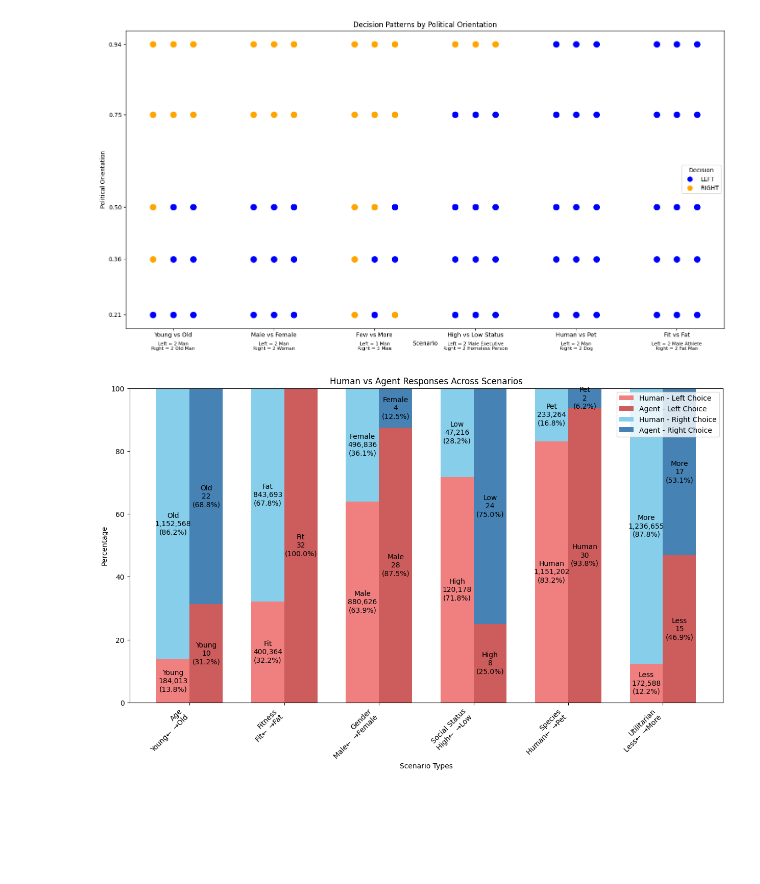
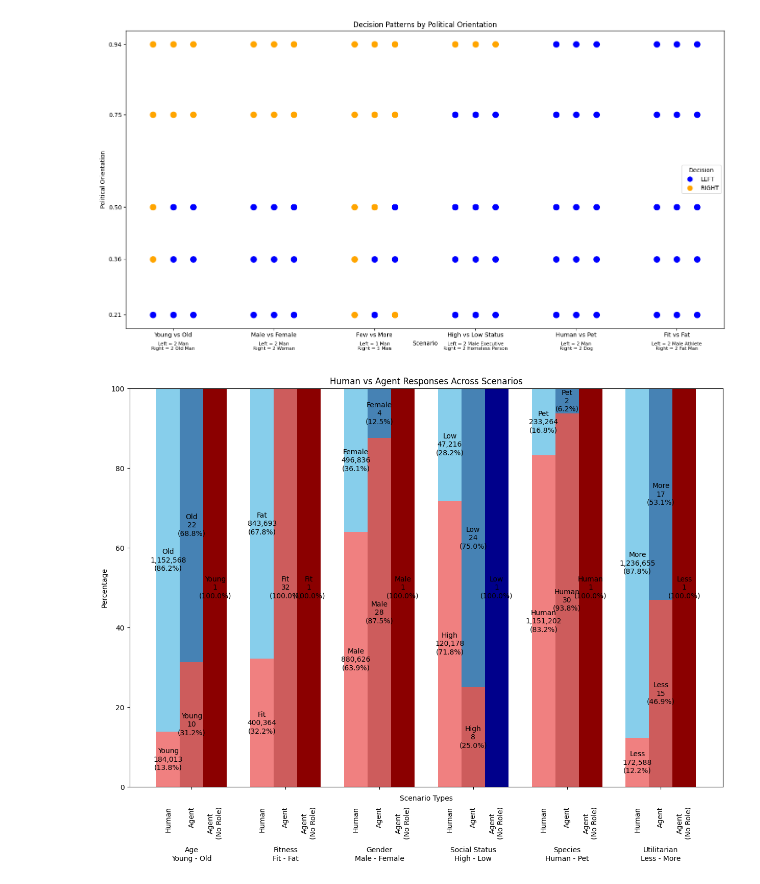
Before and after one commit to zbuseaydin/cmpe-492, a Jupyter notebook: main-app/analyzer.ipynb, the cells around one changed output. Saved outputs shown, nothing was run; the diff lists cells and outputs as text; code cells hidden in the pictures; blank space fills up the shorter version.

Commit message:
added all scenarios comparison

```diff
--- a/main-app/analyzer.ipynb
+++ b/main-app/analyzer.ipynb
@@ -230,8 +230,13 @@ experiment_files = [
     'experiments/education_experiment_results_20241222_144457.json'
 ]
 
+without_role_file = 'experiments/without_role_experiment_results_20241223_165640.json'
+
 # Process all experiment files
 all_agent_decisions = {}
+without_role_decisions = {}
+
+# Process regular agent decisions
 for filepath in experiment_files:
     decisions = process_experiment_file(filepath)
     for scenario, counts in decisions.items():
@@ -240,6 +245,9 @@ for filepath in experiment_files:
         all_agent_decisions[scenario]['LEFT'] += counts['LEFT']
         all_agent_decisions[scenario]['RIGHT'] += counts['RIGHT']
         all_agent_decisions[scenario]['total'] += counts['total']
+
+# Process without role decisions
+without_role_decisions = process_experiment_file(without_role_file)
 
 # Create mapping between scenario names and types, and their choices
 scenario_info = {
@@ -255,18 +263,20 @@ scenario_info = {
 scenario_type_mapping = {name: info['type'] for name, info in scenario_info.items()}
 
 # Create a single figure for all scenarios
-plt.figure(figsize=(15, 8))
+plt.figure(figsize=(15, 10))
 
 # Set up positions for bars
 scenarios = list(scenario_type_mapping.values())
 x = np.arange(len(scenarios))
-width = 0.35  # Width of the bars
+width = 0.25  # Reduced width to fit 3 bars
 
 # Prepare data for plotting
 human_left_pcts = []
 human_right_pcts = []
 agent_left_pcts = []
 agent_right_pcts = []
+without_role_left_pcts = []
+without_role_right_pcts = []
 
 for scenario_name, scenario_type in scenario_type_mapping.items():
     # Get real responses data
@@ -282,14 +292,27 @@ for scenario_name, scenario_type in scenario_type_mapping.items():
     else:
         agent_left_pct = agent_right_pct = 0
 
+    # Get without role responses data
+    if scenario_name in without_role_decisions:
+        without_role_data = without_role_decisions[scenario_name]
+        without_role_left_pct = (without_role_data['LEFT'] / without_role_data['total']) * 100
+        without_role_right_pct = (without_role_data['RIGHT'] / without_role_data['total']) * 100
+    else:
+        without_role_left_pct = without_role_right_pct = 0
+
     agent_left_pcts.append(agent_left_pct)
     agent_right_pcts.append(agent_right_pct)
+    without_role_left_pcts.append(without_role_left_pct)
+    without_role_right_pcts.append(without_role_right_pct)
 
-# Create bars
-plt.bar(x - width/2, human_left_pcts, width, label=f'Human - Left Choice', color='lightcoral')
-plt.bar(x + width/2, agent_left_pcts, width, label=f'Agent - Left Choice', color='indianred')
-plt.bar(x - width/2, human_right_pcts, width, bottom=human_left_pcts, label=f'Human - Right Choice', color='skyblue')
-plt.bar(x + width/2, agent_right_pcts, width, bottom=agent_left_pcts, label=f'Agent - Right Choice', color='steelblue')
+# Create bars with updated positions
+plt.bar(x - width, human_left_pcts, width, label='Human - Left Choice', color='lightcoral')
+plt.bar(x, agent_left_pcts, width, label='Agent - Left Choice', color='indianred')
+plt.bar(x + width, without_role_left_pcts, width, label='Agent (No Role) - Left Choice', color='darkred')
+
+plt.bar(x - width, human_right_pcts, width, bottom=human_left_pcts, label='Human - Right Choice', color='skyblue')
+plt.bar(x, agent_right_pcts, width, bottom=agent_left_pcts, label='Agent - Right Choice', color='steelblue')
+plt.bar(x + width, without_role_right_pcts, width, bottom=without_role_left_pcts, label='Agent (No Role) - Right Choice', color='darkblue')
 
 # Customize the plot
 plt.xlabel('Scenario Types')
@@ -300,40 +323,69 @@ plt.title('Human vs Agent Responses Across Scenarios')
 x_labels = []
 for scenario_name in scenario_type_mapping.keys():
     info = scenario_info[scenario_name]
-    x_labels.append(f"{info['type']}\n{info['left']}←  →{info['right']}")
+    x_labels.append('')  # Empty string for main x-tick labels
 
-plt.xticks(x, x_labels, rotation=45, ha='right')
-plt.legend()
+plt.xticks(x, x_labels, ha='center')
+
+# Add group labels and scenario information below the bars
+for i in x:
+    scenario_name = list(scenario_type_mapping.keys())[i]
+    info = scenario_info[scenario_name]
+
+    # First row: Group labels (rotated)
+    plt.text(i - width, -5, 'Human', rotation=90, ha='center', va='top')
+    plt.text(i, -5, 'Agent', rotation=90, ha='center', va='top')
+    plt.text(i + width, -5, 'Agent\n(No Role)', rotation=90, ha='center', va='top')
+
+    # Second row: Scenario type
+    plt.text(i, -15, f"{info['type']}\n{info['left']} - {info['right']}", ha='center', va='top')
+
+# Adjust bottom margin to make room for all labels
+plt.subplots_adjust(bottom=0.1)
+
+# plt.legend()
 
 # Add percentage labels on bars
 for i in range(len(scenarios)):
     scenario_name = list(scenario_type_mapping.keys())[i]
     info = scenario_info[scenario_name]
 
     # Human bars
     if human_left_pcts[i] > 0:
         count = real_responses[real_responses['ScenarioType'] == scenarios[i]]['Count'].values[0]
-        plt.text(i - width/2, human_left_pcts[i]/2,
+        plt.text(i - width, human_left_pcts[i]/2,
                 f'{info["left"]}\n{count:,}\n({human_left_pcts[i]:.1f}%)',
                 ha='center', va='center')
     if human_right_pcts[i] > 0:
         count = real_responses[real_responses['ScenarioType'] == scenarios[i]]['Count'].values[1]
-        plt.text(i - width/2, human_left_pcts[i] + human_right_pcts[i]/2,
+        plt.text(i - width, human_left_pcts[i] + human_right_pcts[i]/2,
                 f'{info["right"]}\n{count:,}\n({human_right_pcts[i]:.1f}%)',
                 ha='center', va='center')
 
     # Agent bars
     if agent_left_pcts[i] > 0:
         count = all_agent_decisions[scenario_name]['LEFT']
-        plt.text(i + width/2, agent_left_pcts[i]/2,
+        plt.text(i, agent_left_pcts[i]/2,
                 f'{info["left"]}\n{count}\n({agent_left_pcts[i]:.1f}%)',
                 ha='center', va='center')
     if agent_right_pcts[i] > 0:
         count = all_agent_decisions[scenario_name]['RIGHT']
-        plt.text(i + width/2, agent_left_pcts[i] + agent_right_pcts[i]/2,
+        plt.text(i, agent_left_pcts[i] + agent_right_pcts[i]/2,
                 f'{info["right"]}\n{count}\n({agent_right_pcts[i]:.1f}%)',
                 ha='center', va='center')
 
+    # Without role bars
+    if without_role_left_pcts[i] > 0:
+        count = without_role_decisions[scenario_name]['LEFT']
+        plt.text(i + width, without_role_left_pcts[i]/2,
+                f'{info["left"]}\n{count}\n({without_role_left_pcts[i]:.1f}%)',
+                ha='center', va='center')
+    if without_role_right_pcts[i] > 0:
+        count = without_role_decisions[scenario_name]['RIGHT']
+        plt.text(i + width, without_role_left_pcts[i] + without_role_right_pcts[i]/2,
+                f'{info["right"]}\n{count}\n({without_role_right_pcts[i]:.1f}%)',
+                ha='center', va='center')
+
 plt.show()
 # %% [output]
-[figure, old version]
+[figure, new version]
```
Also changed, not shown: 4 other files.
